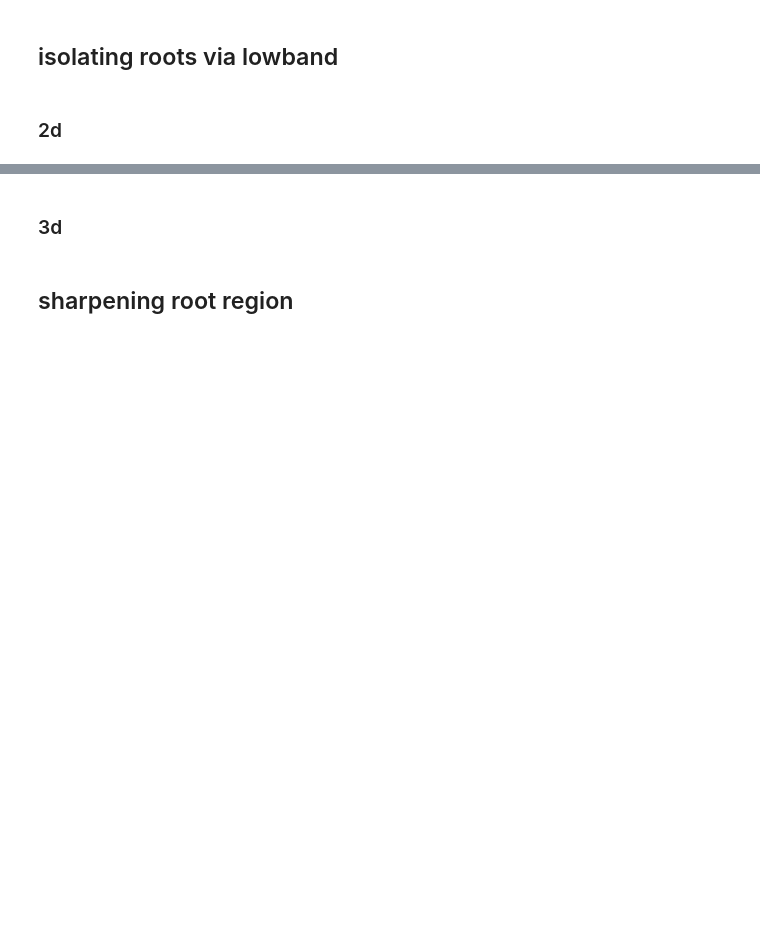
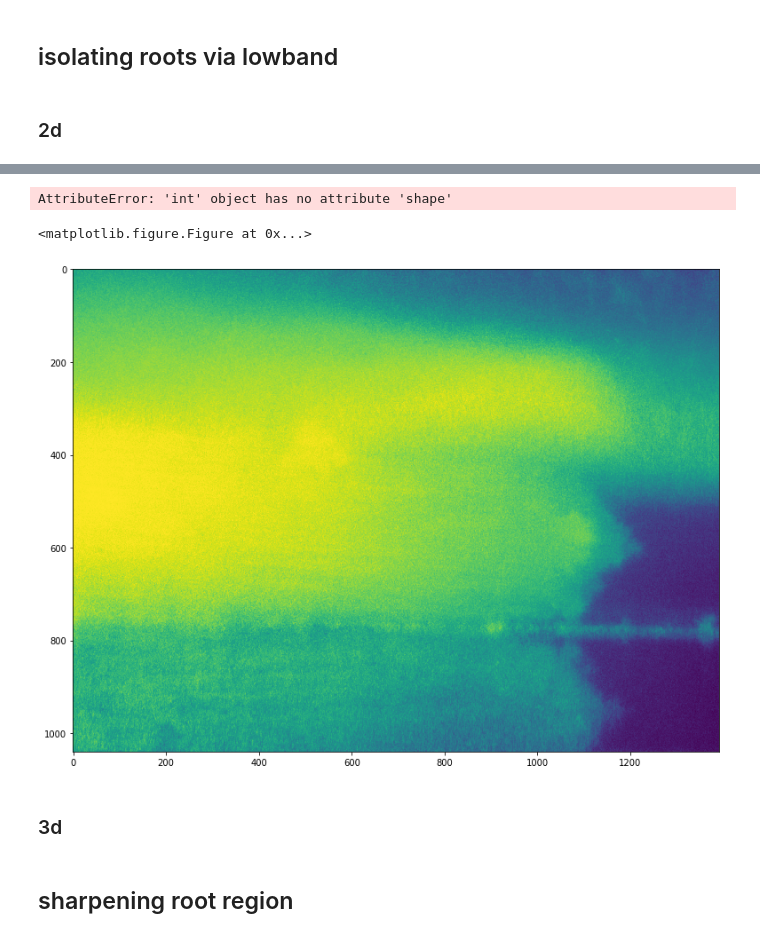
Before and after one commit to GiovanniSena/LSFM-CYCB_analysis, a Jupyter notebook: sample.ipynb, the cells around one changed output, grey strips where cells are left out. Drawn from its saved outputs; the diff is of its cells as text; code cells hidden in the pictures; blank space fills up the shorter version.

```diff
--- a/sample.ipynb
+++ b/sample.ipynb
@@ -37,8 +39,9 @@ lightroot.io.overlay_blobs(stack,blob_centroids,out)
 # %% [markdown]
 ### 2d
 # %%
-stack = lightroot.io.get_stack(1)
+stack = lightroot.io.get_stack(98)
 lightroot.io.plotimg(stack)
 #im = stack.copy()
 stack = lightroot.blobs.low_pass_2d_proj_root_segmentation(stack, find_threshold_val=0.2)
 lightroot.io.plotimg(stack)
+# %% [output]
@@ -45,3 +54,6 @@ lightroot.io.plotimg(stack)
+AttributeError: 'int' object has no attribute 'shape'
+<matplotlib.figure.Figure at 0x...>
+[figure, added]
 # %%
 g2 = stack.copy()
 g2, blobs = lightroot.blobs.simple_detector(g2)
```
Also changed, not shown: parts of 4 cells of this notebook, 1 other file.
